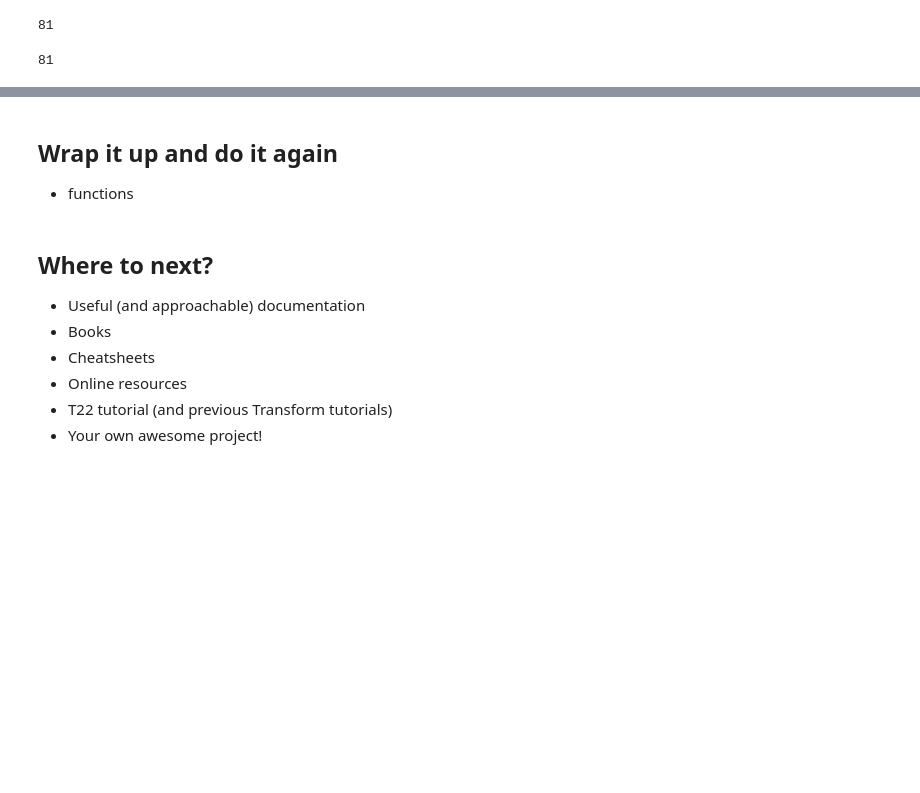
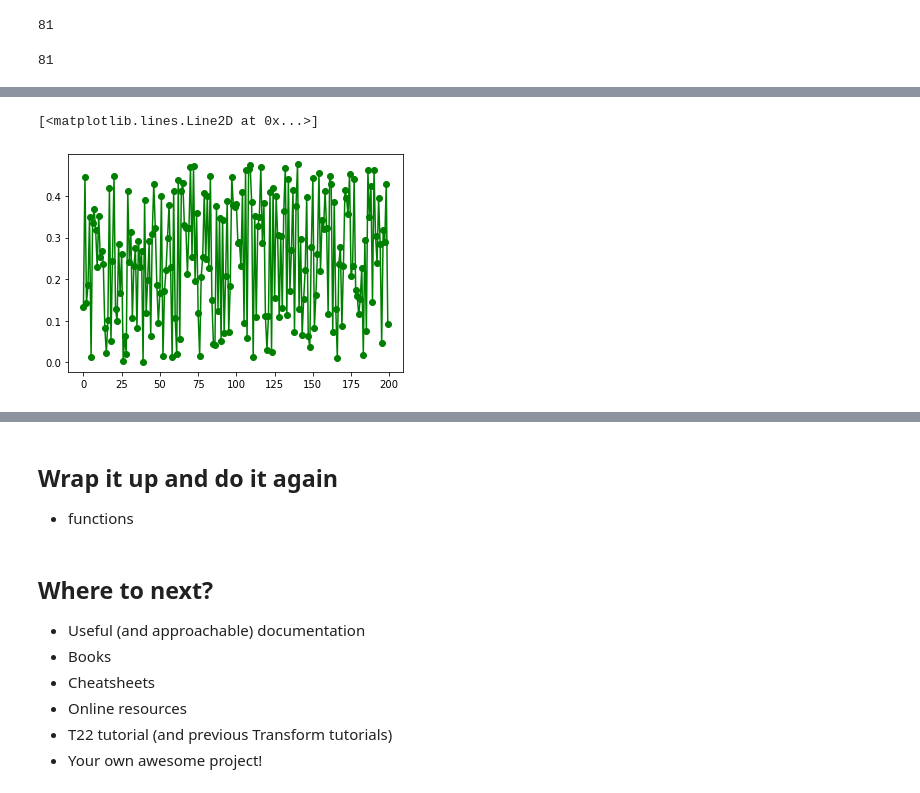
Before and after one commit to Zabamund/T22_getting_started, a Jupyter notebook: Intro_to_Python.ipynb, the cells around one changed output, grey strips where cells are left out. Saved outputs shown, nothing was run; the diff lists cells and outputs as text; code cells hidden in the pictures; blank space fills up the shorter version.

```diff
--- a/Intro_to_Python.ipynb
+++ b/Intro_to_Python.ipynb
@@ -657,0 +668,5 @@ good_resevoir_lc
+# %%
+plt.plot(porosities, 'o-', c='g')
+# %% [output]
+[<matplotlib.lines.Line2D at 0x...>]
+[figure, added]
```
Also changed, not shown: parts of 5 cells of this notebook.
